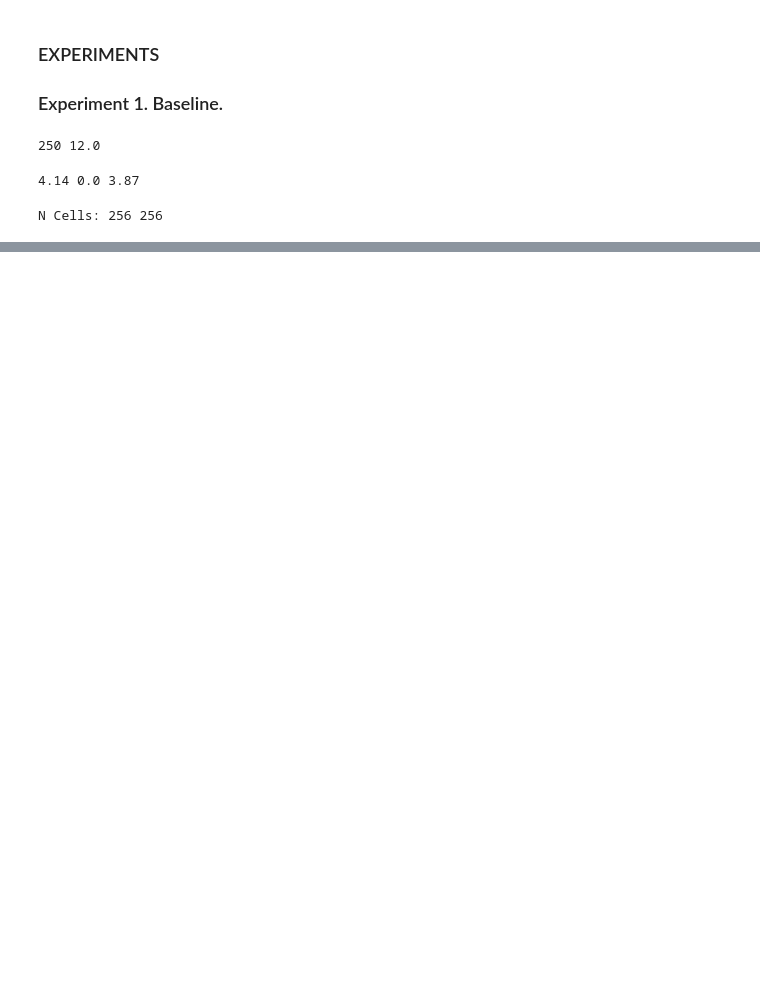
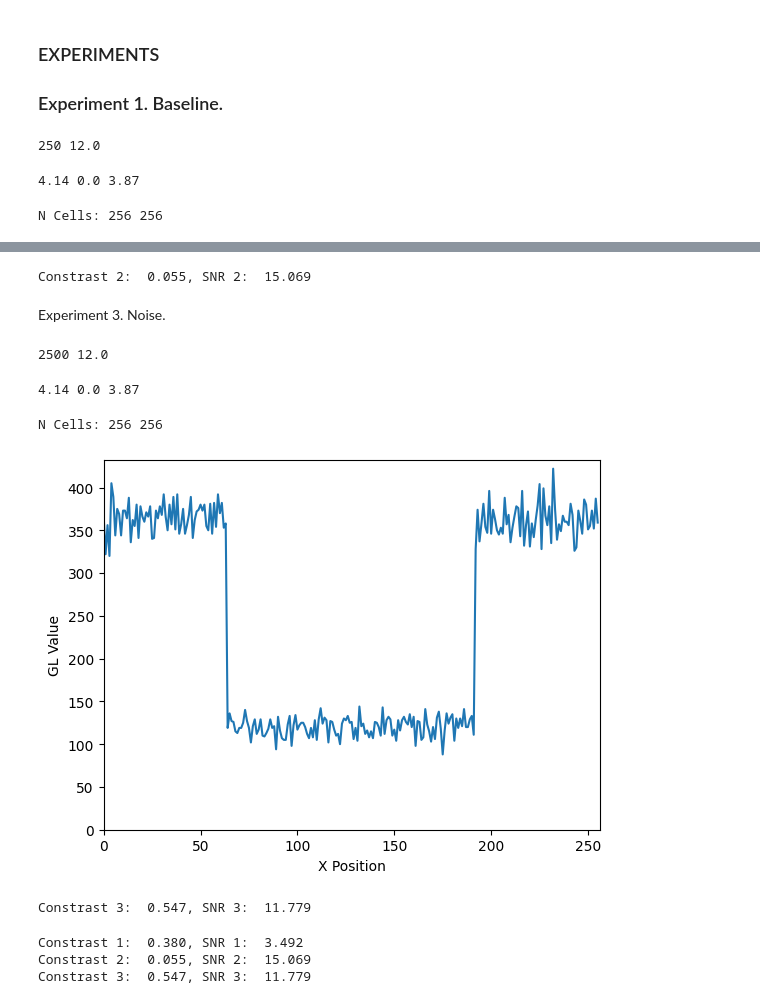
Before and after one commit to Leo00010011/IPBMI_Notebooks, a Jupyter notebook: E5/IPBMA_5_Projection_Radiography.ipynb, the cells around one changed output, grey strips where cells are left out. Cells and saved outputs as stored; diff of their text form; code cells hidden in the pictures; blank space fills up the shorter version.

```diff
--- a/E5/IPBMA_5_Projection_Radiography.ipynb
+++ b/E5/IPBMA_5_Projection_Radiography.ipynb
@@ -258,0 +307,64 @@ plotLineH(dImage, 128)
+# %%
+# Contrast 2
+w= 10
+cnt_2= getContrast(dImage, 25, 128, 125, 128, w)
+
+# SNR 2
+snr_2= getSNR(dImage, 125, 128, w)
+
+print(f'Constrast 2: {cnt_2: .3f}, SNR 2: {snr_2: .3f}')
+# %% [output]
+Constrast 2:  0.055, SNR 2:  15.069
+# %% [markdown]
+Experiment 3. Noise.
+# %%
+# Source Data 3
+
+kVp= 30
+I0= 2500
+N0, eE= source(kVp, I0)
+
+print(N0, eE)
+# %% [output]
+2500 12.0
+# %%
+# OBJECT
+
+size= 256
+obj= cube_phantom_nh(size, eE)
+# %% [output]
+4.14 0.0 3.87
+# %%
+# Interaction
+
+prj= 'frontal'
+qImage= interactor_PR(N0, obj, prj)
+# %%
+# Detection
+
+dImage= detectorNoiseP_1_1(qImage)
+# %% [output]
+N Cells: 256 256
+# %%
+plotLineH(dImage, 128)
+# %% [output]
+[figure, added]
+# %%
+# Contrast 3
+w= 10
+cnt_3= getContrast(dImage, 25, 128, 125, 128, w)
+
+# SNR 3
+snr_3= getSNR(dImage, 125, 128, w)
+
+print(f'Constrast 3: {cnt_3: .3f}, SNR 3: {snr_3: .3f}')
+# %% [output]
+Constrast 3:  0.547, SNR 3:  11.779
+# %%
+print(f'Constrast 1: {cnt_1: .3f}, SNR 1: {snr_1: .3f}')
+print(f'Constrast 2: {cnt_2: .3f}, SNR 2: {snr_2: .3f}')
+print(f'Constrast 3: {cnt_3: .3f}, SNR 3: {snr_3: .3f}')
+# %% [output]
+Constrast 1:  0.380, SNR 1:  3.492
+Constrast 2:  0.055, SNR 2:  15.069
+Constrast 3:  0.547, SNR 3:  11.779
```
Also changed, not shown: parts of 17 cells of this notebook, 2 other files.
